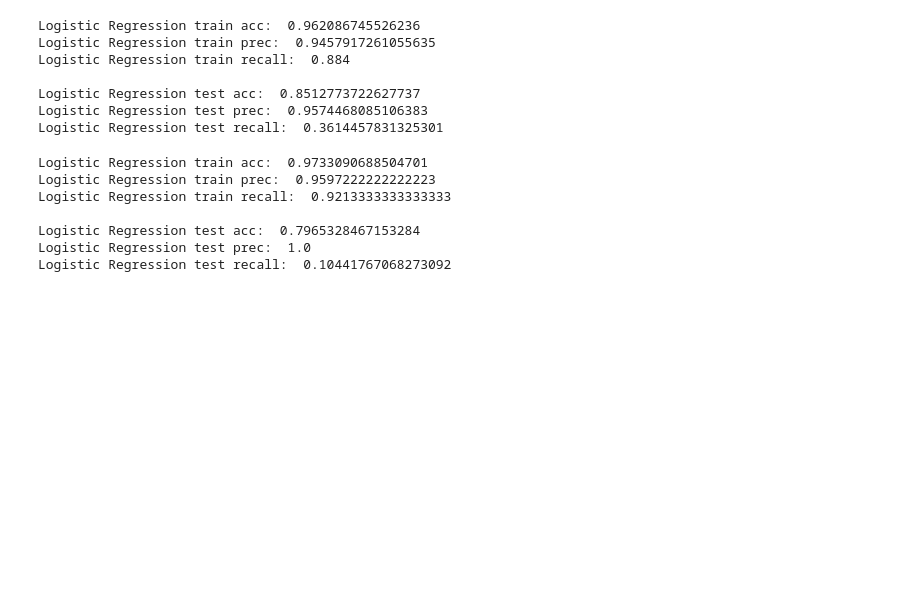
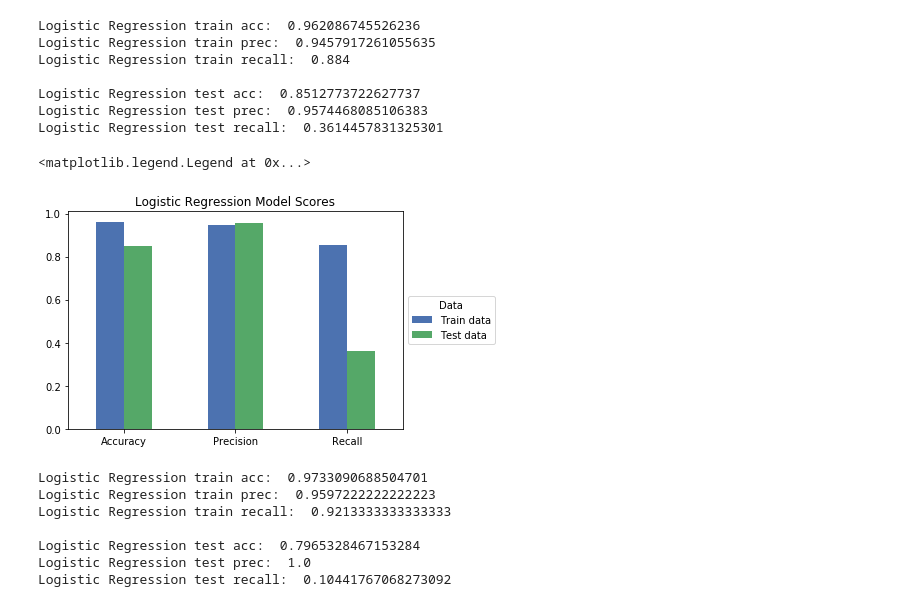
Before and after one commit to viguardieiro/TwitterProject, a Jupyter notebook: Classification_with_NLP.ipynb, the cells around one changed output. Saved outputs shown, nothing was run; the diff lists cells and outputs as text; code cells hidden in the pictures; blank space fills up the shorter version.

```diff
--- a/Classification_with_NLP.ipynb
+++ b/Classification_with_NLP.ipynb
@@ -77,5 +72,27 @@ Logistic Regression train recall:  0.884
 Logistic Regression test acc:  0.8512773722627737
 Logistic Regression test prec:  0.9574468085106383
 Logistic Regression test recall:  0.3614457831325301
+# %%
+logreg_metrics_dic = {'Metric': ['Acc', 'Prec', 'Recall'],
+        'Train data': [logistic_reg_model.score(X_train, y_train),
+                    metrics.precision_score(y_train, logistic_reg_model.predict(X_train)),
+                    metrics.recall_score(y_train, logistic_reg_model_sc.predict(X_train))],
+        'Test data': [logistic_reg_model.score(X_test, y_test),
+                    metrics.precision_score(y_test, logistic_reg_model.predict(X_test)),
+                    metrics.recall_score(y_test, logistic_reg_model.predict(X_test))]}
+
+logreg_metrics = pd.DataFrame(data=logreg_metrics_dic,
+                        columns=['Metric','Train data','Test data'])
+
+fig, ax = plt.subplots()
+
+logreg_metrics.plot.bar(ax=ax)
+
+ax.set_title('Logistic Regression Model Scores')
+ax.set_xticklabels(['Accuracy', 'Precision', 'Recall'], rotation=0)
+ax.legend(title='Data',loc='center left', bbox_to_anchor=(1, 0.5))
+# %% [output]
+<matplotlib.legend.Legend at 0x...>
+[figure, added]
 # %%
 # Regressão Logística com scaler
```
Also changed, not shown: parts of 30 cells of this notebook.
